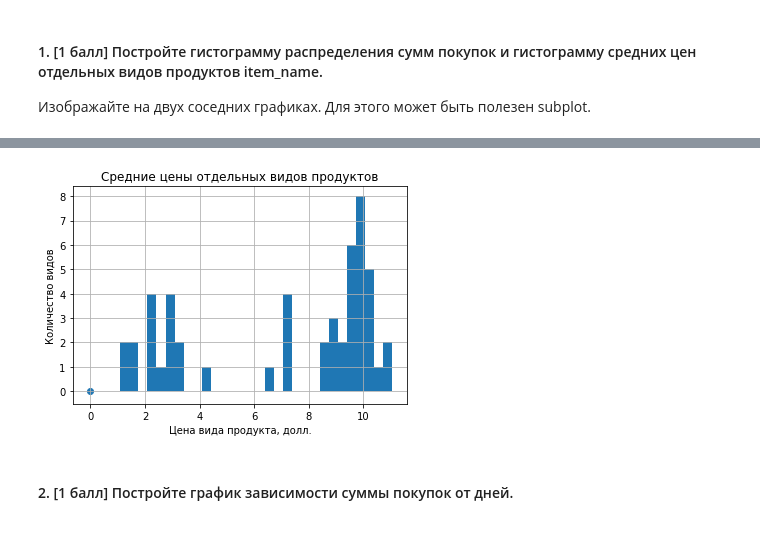
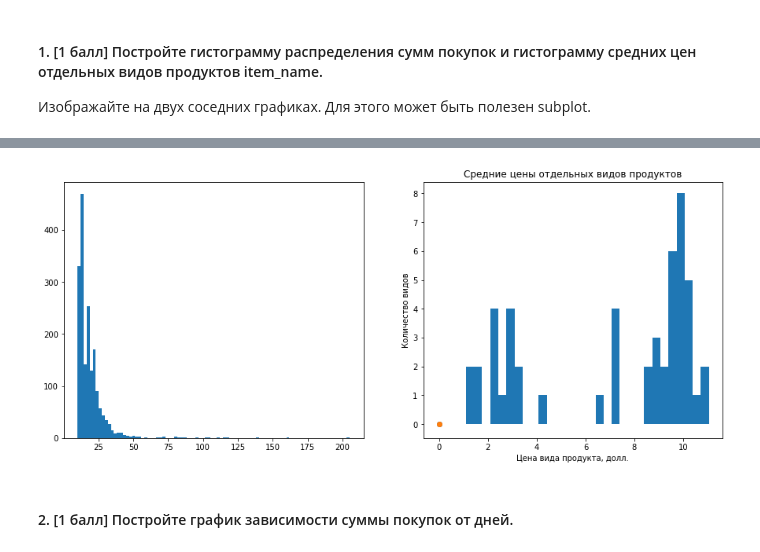
Before and after one commit to hse-mlearn/ha-01-maximkremer, a Jupyter notebook: homework-practice-01.ipynb, the cells around one changed output, grey strips where cells are left out. Drawn from its saved outputs; the diff is of its cells as text; code cells hidden in the pictures.

```diff
--- a/homework-practice-01.ipynb
+++ b/homework-practice-01.ipynb
@@ -367,18 +357,28 @@ plt.grid()
 # %%
+figures, axis = plt.subplots(1, 2, figsize = (15,6))
+
+# первая гистограмма
+axis[0].hist(data.groupby('order_id').sum().new_item_price, bins = 90)
+plt.scatter(0, 0)
+plt.title('Распределение сумм покупок')
+plt.xlabel('Сумма покупки, долл.')
+plt.ylabel('Количество покупок')
+plt.grid()
+
 # вторая гистограмма
 data_item = data.sort_values(by = 'item_name')
 # создадим новый столбец, полученный склеиванием столбцов названия товара и его цены
 data_item['merged'] = data_item['item_name'] + data_item['new_item_price_quantity'].astype(str)
 # удалим дубликаты в новом столбце, так мы оставим по одному образцу каждой цены определённого товара
 data_item.drop_duplicates(['merged'], keep = 'first')
-fig2 = plt.hist(data_item.groupby('item_name').mean().new_item_price_quantity, bins = 30)
+axis[1].hist(data_item.groupby('item_name').mean().new_item_price_quantity, bins = 30)
 plt.scatter(0, 0)
 plt.title('Средние цены отдельных видов продуктов')
 plt.xlabel('Цена вида продукта, долл.')
 plt.ylabel('Количество видов')
 plt.grid()
 # %% [output]
-[figure, old version]
+[figure, new version]
 # %% [markdown]
 #### 2. [1 балл] Постройте график зависимости суммы покупок от дней.
 # %%
```
Also changed, not shown: parts of 2 cells of this notebook.
